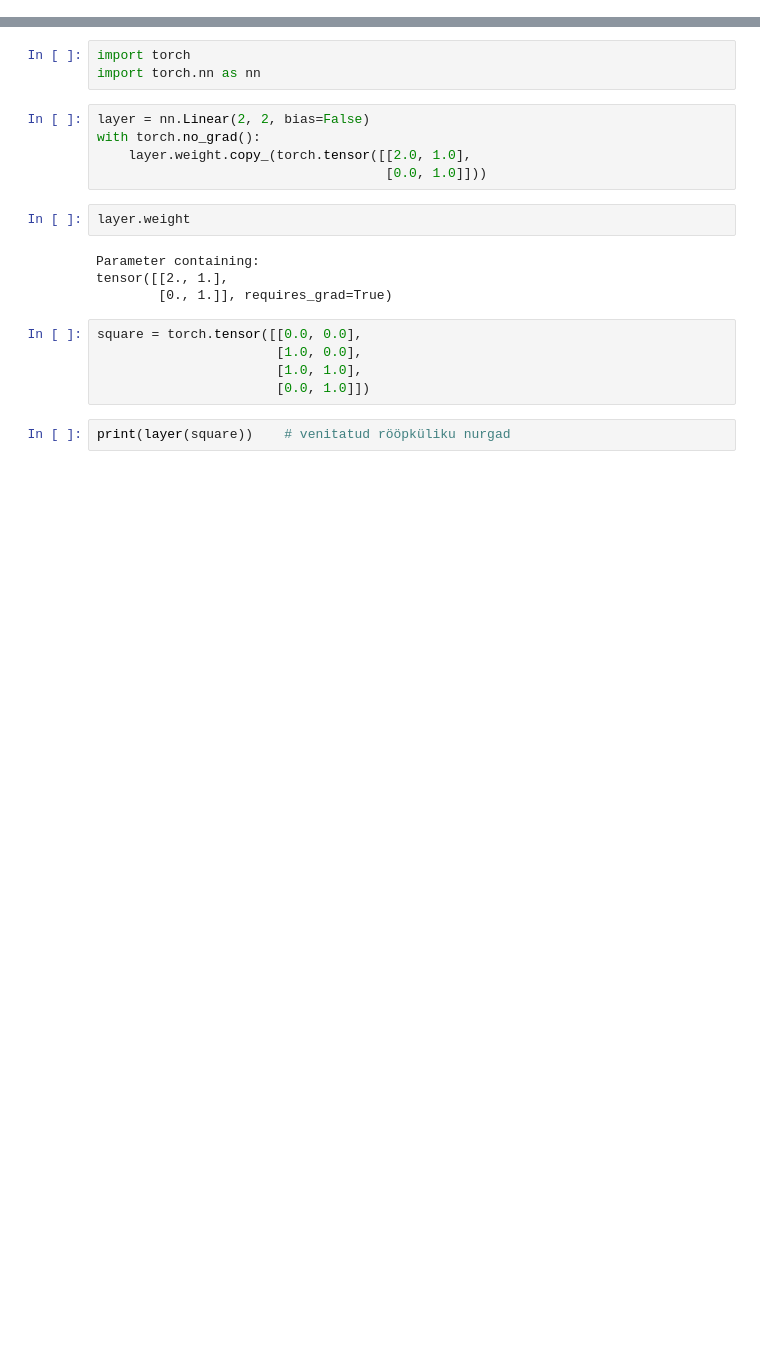
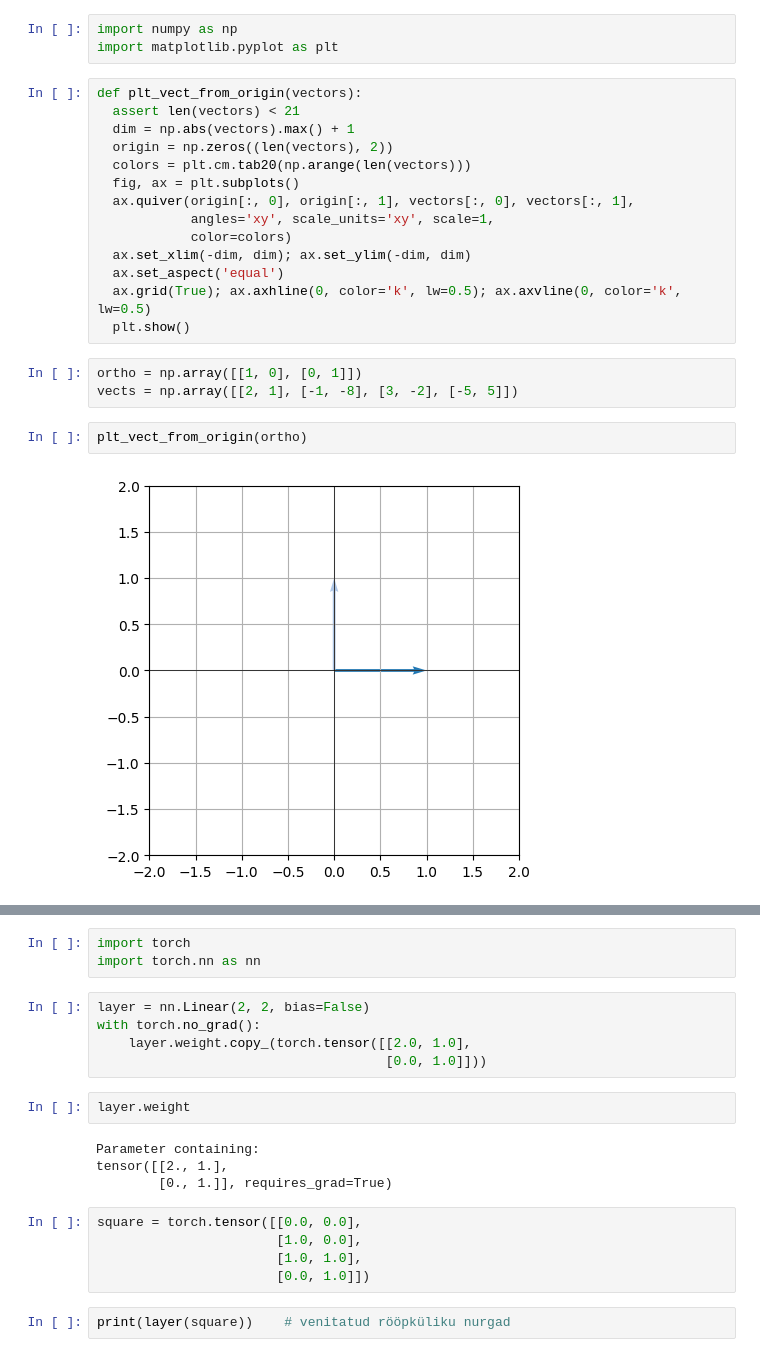
Before and after one commit to AntsTorim/Teadusseminarid, a Jupyter notebook: MaatriksVektor.ipynb, the cells around one changed output, grey strips where cells are left out. Drawn from its saved outputs; the diff is of its cells as text; blank space fills up the shorter version.

```diff
--- a/MaatriksVektor.ipynb
+++ b/MaatriksVektor.ipynb
@@ -1,2 +1,26 @@
 # %% [markdown]
 <a href="https://colab.research.google.com/github/AntsTorim/Teadusseminarid/blob/main/MaatriksVektor.ipynb" target="_parent"><img src="https://colab.research.google.com/assets/colab-badge.svg" alt="Open In Colab"/></a>
+# %%
+import numpy as np
+import matplotlib.pyplot as plt
+# %%
+def plt_vect_from_origin(vectors):
+  assert len(vectors) < 21
+  dim = np.abs(vectors).max() + 1
+  origin = np.zeros((len(vectors), 2))
+  colors = plt.cm.tab20(np.arange(len(vectors)))
+  fig, ax = plt.subplots()
+  ax.quiver(origin[:, 0], origin[:, 1], vectors[:, 0], vectors[:, 1],
+            angles='xy', scale_units='xy', scale=1,
+            color=colors)
+  ax.set_xlim(-dim, dim); ax.set_ylim(-dim, dim)
+  ax.set_aspect('equal')
+  ax.grid(True); ax.axhline(0, color='k', lw=0.5); ax.axvline(0, color='k', lw=0.5)
+  plt.show()
+# %%
+ortho = np.array([[1, 0], [0, 1]])
+vects = np.array([[2, 1], [-1, -8], [3, -2], [-5, 5]])
+# %%
+plt_vect_from_origin(ortho)
+# %% [output]
+[figure, added]
```
Also changed, not shown: parts of 8 cells of this notebook.
